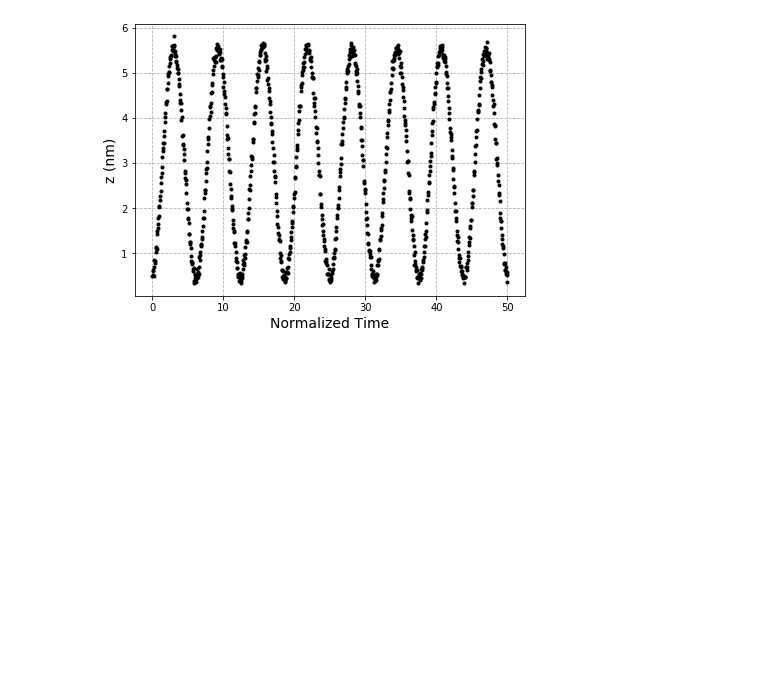
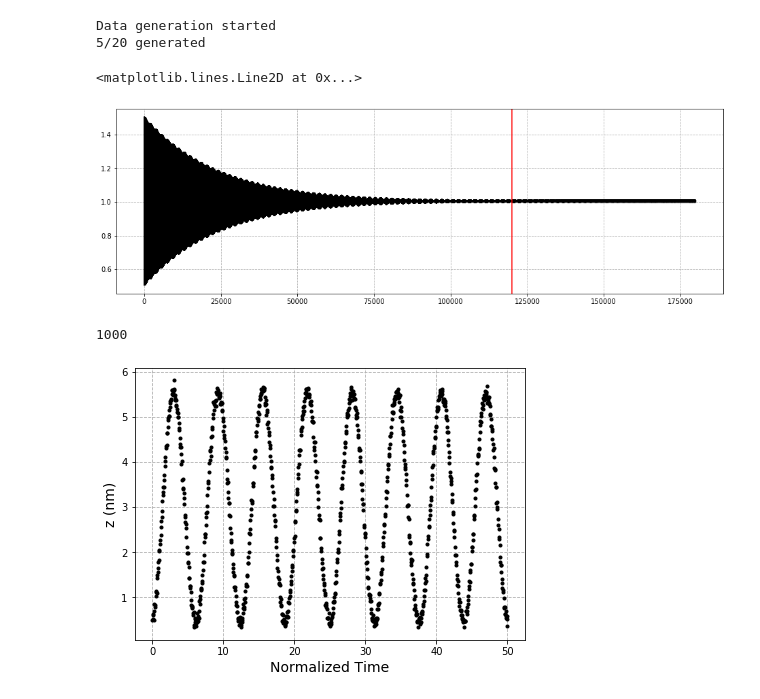
Before and after one commit to Jhko725/Contact-Point-Detection, a Jupyter notebook: NeuralODE.ipynb, the cells around one changed output. Cells and saved outputs as stored; diff of their text form; code cells hidden in the pictures; blank space fills up the shorter version.

```diff
--- a/NeuralODE.ipynb
+++ b/NeuralODE.ipynb
@@ -6,3 +7,25 @@ from cp_detection.NeuralODE import GeneralModeDataset, LightningTrainer, TrainMo
+# %%
+DMT = DMT_Maugis(0.2, 10, 2, 130, 1, 0.3, 0.3)
+ode_params = {'Q':12000, 'A0':0.5, 'Om':1., 'k':1000}
+FHO = ForcedHarmonicOscillator(**ode_params, Fint = DMT.F)
+# %%
+d_array = np.linspace(1, 10, 20)
+t, z_array = SimulateGeneralMode(FHO, d_array, 0.1, 1000, rtol = 1e-7)
+# %% [output]
+Data generation started
+5/20 generated
+# %%
+_, ax = plt.subplots(1, 1, figsize = (16, 5))
+ax.plot(t, sol.y[1,:], 'k')
+ax.grid(ls = '--')
+ax.axvline(x = 10*ode_params['Q'], color = 'r')
+# %% [output]
+<matplotlib.lines.Line2D at 0x...>
+[figure, added]
+# %%
+len(sol.y[1, -1000:])
+# %% [output]
+1000
 # %%
 class SyntheticGeneralModeAFM():
 
```
Also changed, not shown: parts of 1 cell of this notebook, 4 other files.
